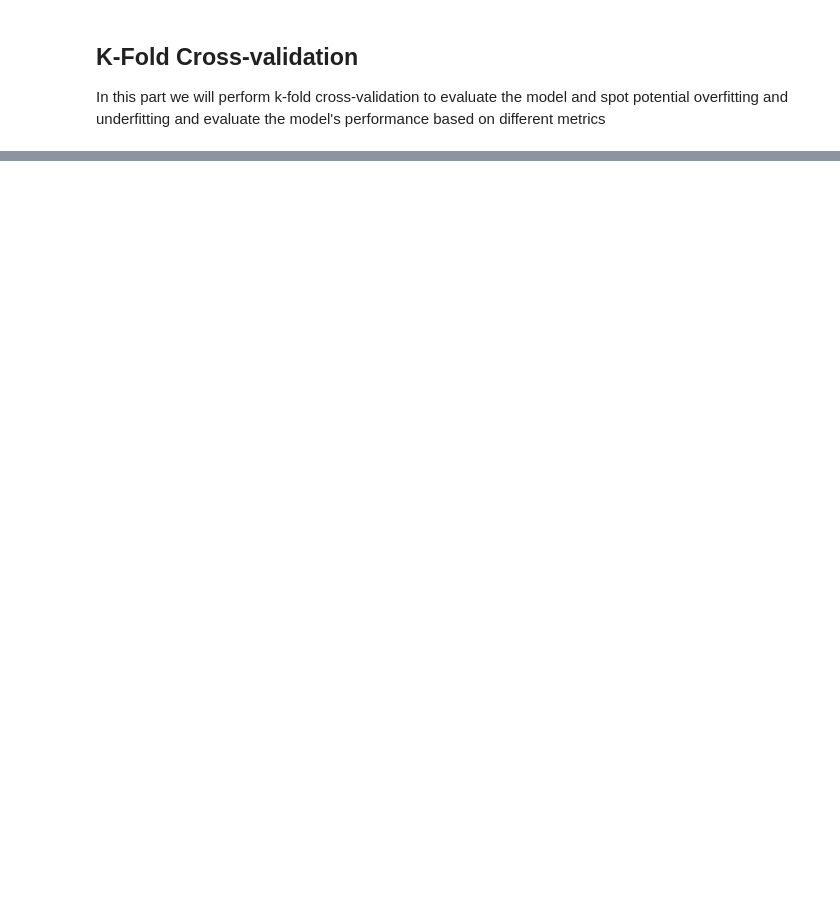
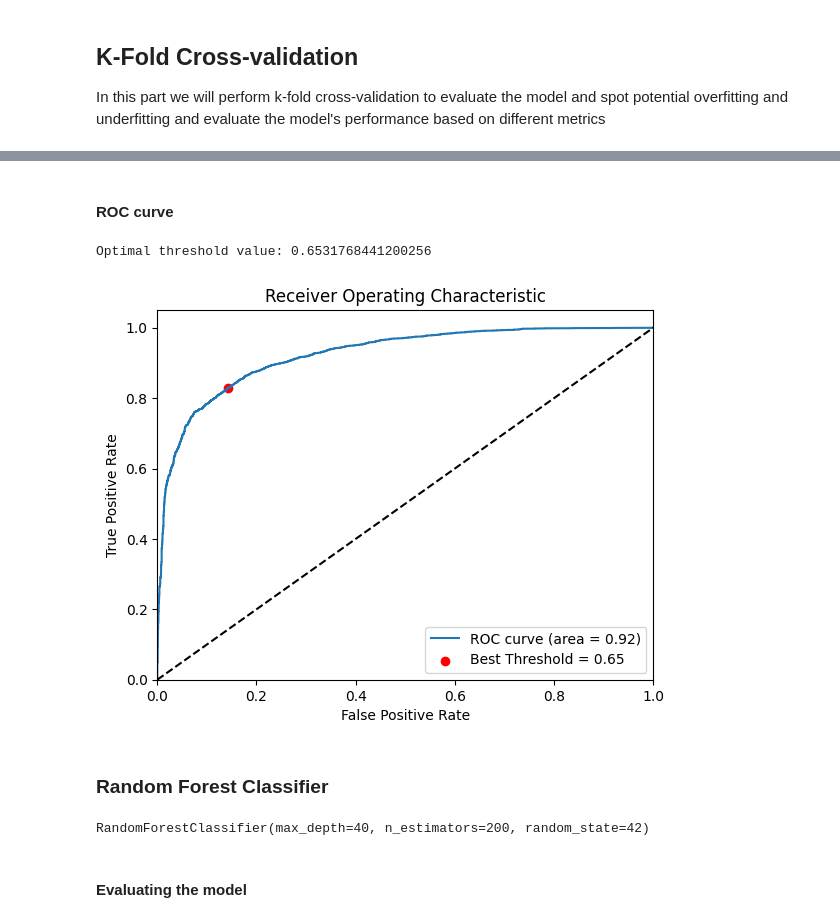
Before and after one commit to gregorla12/swai, a Jupyter notebook: Main.ipynb, the cells around one changed output, grey strips where cells are left out. Saved outputs shown, nothing was run; the diff lists cells and outputs as text; code cells hidden in the pictures; blank space fills up the shorter version.

```diff
--- a/Main.ipynb
+++ b/Main.ipynb
@@ -320,0 +428,3 @@ test_f1_score: mean = 0.6950596217904067, std = 0.0050156683019012905
+# %%
+# Convert the string representation of the list to a numpy array
+df_oversampled_new = convert_str_to_np_array(df_oversampled, 'feature')
@@ -320,0 +447,2 @@ test_f1_score: mean = 0.6950596217904067, std = 0.0050156683019012905
+# %%
+df_oversampled_new['vul'] = df_oversampled['vul']
@@ -320,0 +456,7 @@ test_f1_score: mean = 0.6950596217904067, std = 0.0050156683019012905
+# %%
+#Splitting the df_oversampled into training and testing sets
+y_over = df_oversampled_new['vul']
+X_over = df_oversampled_new.drop('vul', axis=1)
+
+# stratify=y will make sure that the train and test datasets have the same proportion of classes (0s and 1s) as the input dataset
+X_train_over, X_test_over, y_train_over, y_test_over = train_test_split(X_over, y_over, test_size=0.2, random_state=42, stratify=y_over)
@@ -320,0 +469,9 @@ test_f1_score: mean = 0.6950596217904067, std = 0.0050156683019012905
+# %%
+# Initialize XGBClassifier instance
+xgb = XGBClassifier(use_label_encoder=False, eval_metric='logloss', n_estimators=200, max_depth=40, random_state=42)
+
+# # Convert pandas Series of lists to numpy array
+# X_train_over_array = np.vstack(X_train_over['feature'])
+
+# Fit XGBClassifier to the training data
+xgb.fit(X_train_over, y_train_over)
@@ -320,0 +515,42 @@ test_f1_score: mean = 0.6950596217904067, std = 0.0050156683019012905
+# %% [markdown]
+#### ROC curve
+# %%
+# Get the predictions
+y_scores = xgb.predict_proba(X_test_over)
+
+# Compute ROC curve for the classifier
+fpr, tpr, thresholds = roc_curve(list(y_test_over), y_scores[:, 1])
+
+# Compute the optimal threshold
+optimal_idx = np.argmax(tpr - fpr)
+optimal_threshold = thresholds[optimal_idx]
+print(f"Optimal threshold value: {optimal_threshold}")
+
+# Plot ROC curve
+plt.figure()
+plt.plot(fpr, tpr, label='ROC curve (area = %0.2f)' % auc(fpr, tpr))
+plt.scatter(fpr[optimal_idx], tpr[optimal_idx], marker='o', color='red', label='Best Threshold = %0.2f' % optimal_threshold)
+plt.plot([0, 1], [0, 1], 'k--')
+plt.xlim([0.0, 1.0])
+plt.ylim([0.0, 1.05])
+plt.xlabel('False Positive Rate')
+plt.ylabel('True Positive Rate')
+plt.title('Receiver Operating Characteristic')
+plt.legend(loc="lower right")
+plt.show()
+# %% [output]
+Optimal threshold value: 0.6531768441200256
+[figure, added]
+# %% [markdown]
+### Random Forest Classifier
+# %%
+# Initialize the RandomForestClassifier
+rf_over = RandomForestClassifier(max_depth=40, n_estimators=200, max_features='sqrt', random_state=42)
+
+
+# Now we can fit the RandomForestClassifier with the numpy arrays
+rf_over.fit(X_train_over, y_train_over)
+# %% [output]
+RandomForestClassifier(max_depth=40, n_estimators=200, random_state=42)
+# %% [markdown]
+#### Evaluating the model
```
Also changed, not shown: parts of 59 cells of this notebook.
